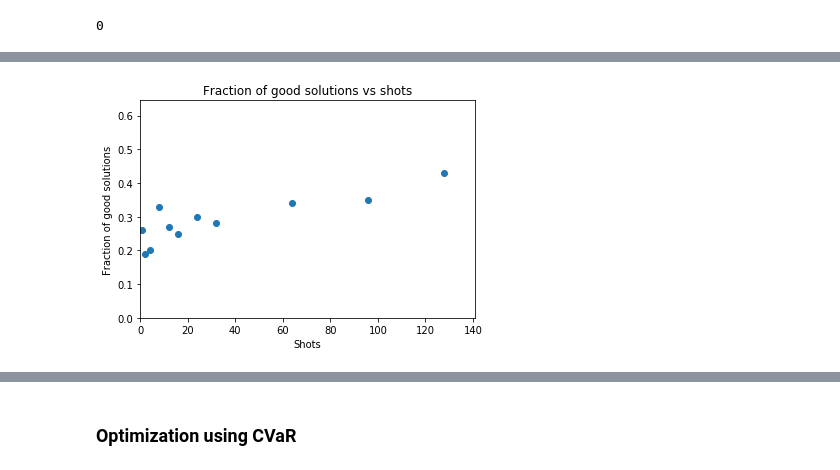
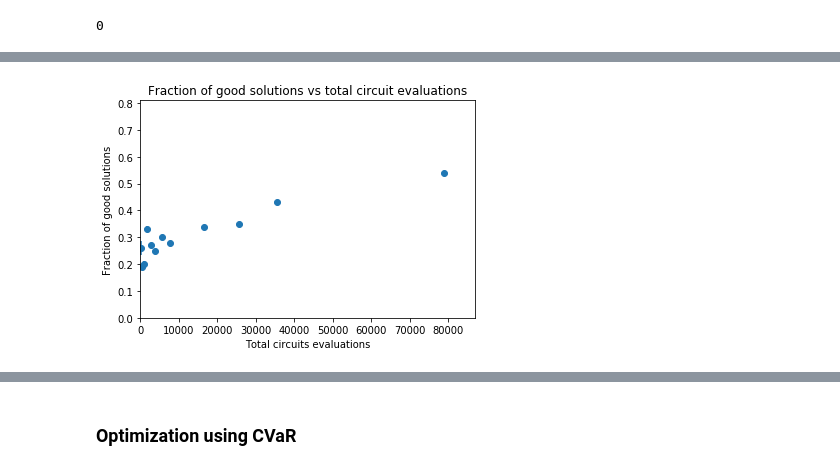
Before and after one commit to NTrevisani/DataScienceMaster, a Jupyter notebook: TFM/MaxCut/Max_Cut_2_new.ipynb, the cells around one changed output, grey strips where cells are left out. Saved outputs shown, nothing was run; the diff lists cells and outputs as text; code cells hidden in the pictures.

```diff
--- a/TFM/MaxCut/Max_Cut_2_new.ipynb
+++ b/TFM/MaxCut/Max_Cut_2_new.ipynb
@@ -66,7 +66,7 @@ FINAL_EVAL = 128
 COST       = 'cost'
 
 N_repetitions = 100
-shots_list = [1, 2, 4, 8, 12, 16, 24, 32, 64, 96, 128]
+shots_list = [1, 2, 4, 8, 12, 16, 24, 32, 64, 96, 128, 256]
 # %%
 # A small scan, but we can get some results
 
@@ -153,12 +183,14 @@ scatter_plot(x       = df_plot_mean.shots,
 # %%
-# Fraction of good solutions vs shots
-save_name = folder_name + "frac_vs_shots"
+# Fraction of good solutions vs total circuit evaluations
+save_name = folder_name + "frac_vs_nfev_x_shots"
+y_unc_rel = 1 / (np.sqrt(df_plot_mean.shots) * np.sqrt(N_repetitions))
 
-scatter_plot(x       = df_plot_mean.shots,
+scatter_plot(x       = df_plot_mean.nfevs*df_plot_mean.shots,
              y       = df_plot_mean.frac,
-             title   = "Fraction of good solutions vs shots",
-             xlabel  = "Shots",
+             title   = "Fraction of good solutions vs total circuit evaluations",
+             xlabel  = "Total circuits evaluations",
              ylabel  = "Fraction of good solutions",
+             y_err   = df_plot_mean.frac * y_unc_rel,
              save_as = save_name)
 # %% [output]
-[figure, old version]
+[figure, new version]
```
Also changed, not shown: parts of 24 cells of this notebook, 2 other files.
